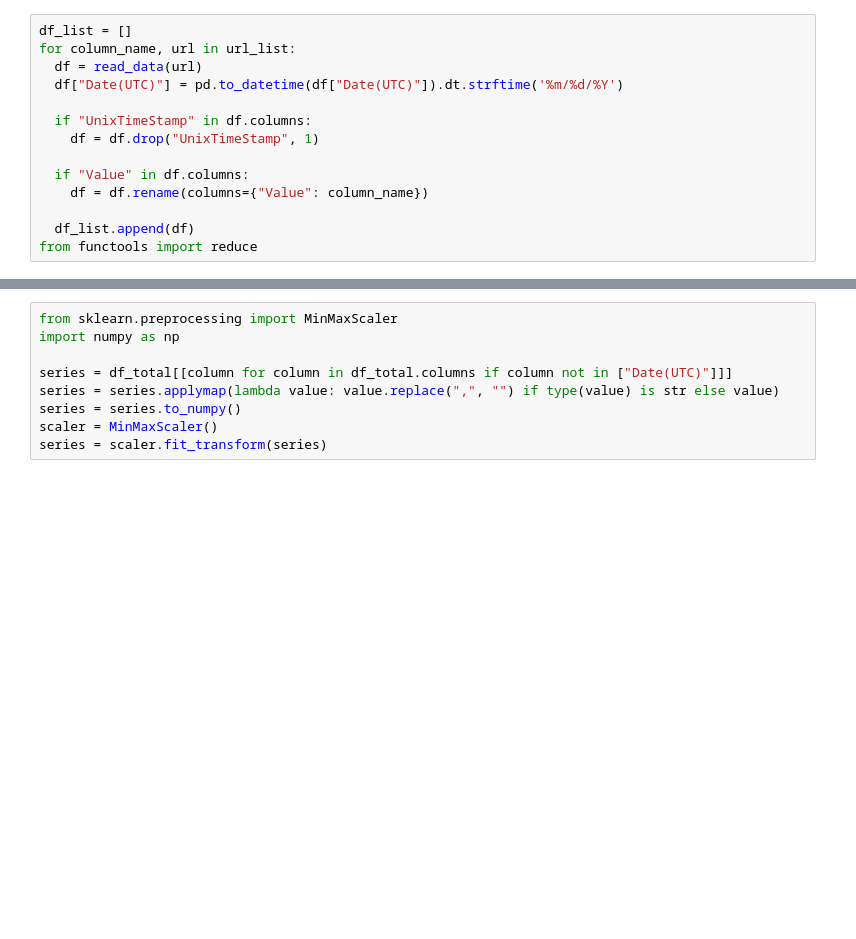
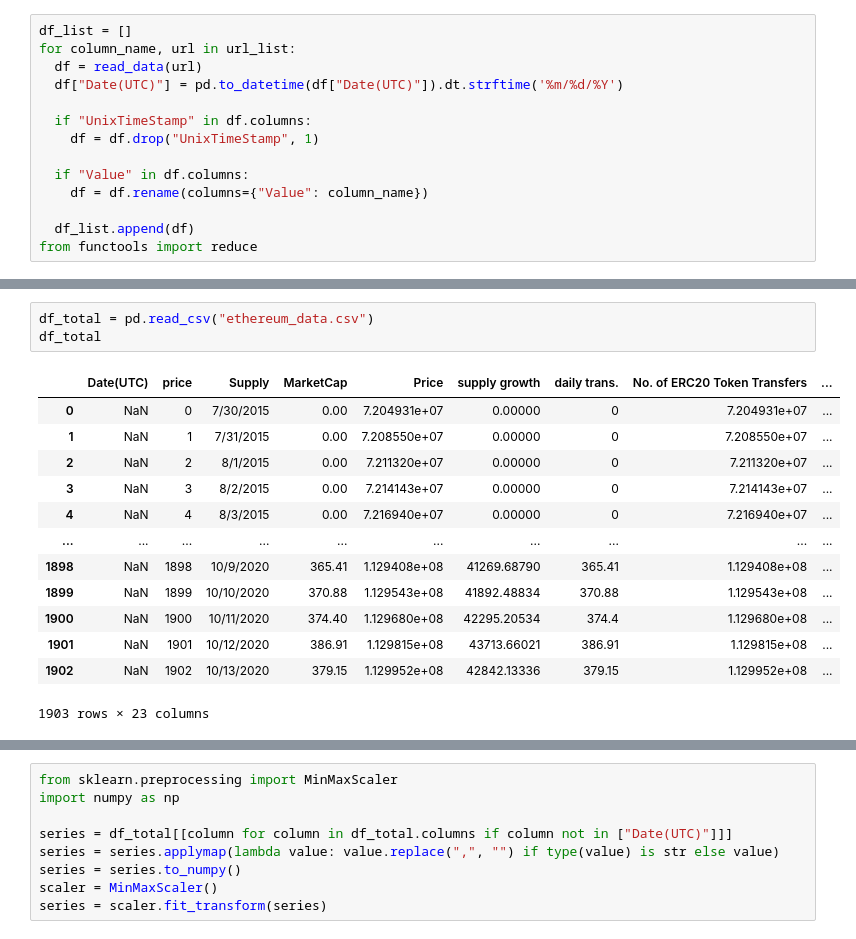
Before and after one commit to jcsargis00/NFT-Research, a Jupyter notebook: Machine Learning - Ethereum Price Predictor/Ethereum Price Predictor Using Machine Learning.ipynb, the cells around one changed output, grey strips where cells are left out. Saved outputs shown, nothing was run; the diff lists cells and outputs as text; blank space fills up the shorter version.

```diff
--- a/Machine Learning - Ethereum Price Predictor/Ethereum Price Predictor Using Machine Learning.ipynb
+++ b/Machine Learning - Ethereum Price Predictor/Ethereum Price Predictor Using Machine Learning.ipynb
@@ -106,0 +107,17 @@ memory usage: 429.2+ KB
+# %%
+df_total = pd.read_csv("ethereum_data.csv")
+df_total
+# %% [output]
+|  | Date(UTC) | price | Supply | MarketCap | Price | supply growth | daily trans. | No. of ERC20 Token Transfers | ... |
+| 0 | NaN | 0 | 7/30/2015 | 0.00 | 7.204931e+07 | 0.00000 | 0 | 7.204931e+07 | ... |
+| 1 | NaN | 1 | 7/31/2015 | 0.00 | 7.208550e+07 | 0.00000 | 0 | 7.208550e+07 | ... |
+| 2 | NaN | 2 | 8/1/2015 | 0.00 | 7.211320e+07 | 0.00000 | 0 | 7.211320e+07 | ... |
+| 3 | NaN | 3 | 8/2/2015 | 0.00 | 7.214143e+07 | 0.00000 | 0 | 7.214143e+07 | ... |
+| 4 | NaN | 4 | 8/3/2015 | 0.00 | 7.216940e+07 | 0.00000 | 0 | 7.216940e+07 | ... |
+| ... | ... | ... | ... | ... | ... | ... | ... | ... | ... |
+| 1898 | NaN | 1898 | 10/9/2020 | 365.41 | 1.129408e+08 | 41269.68790 | 365.41 | 1.129408e+08 | ... |
+| 1899 | NaN | 1899 | 10/10/2020 | 370.88 | 1.129543e+08 | 41892.48834 | 370.88 | 1.129543e+08 | ... |
+| 1900 | NaN | 1900 | 10/11/2020 | 374.40 | 1.129680e+08 | 42295.20534 | 374.4 | 1.129680e+08 | ... |
+| 1901 | NaN | 1901 | 10/12/2020 | 386.91 | 1.129815e+08 | 43713.66021 | 386.91 | 1.129815e+08 | ... |
+| 1902 | NaN | 1902 | 10/13/2020 | 379.15 | 1.129952e+08 | 42842.13336 | 379.15 | 1.129952e+08 | ... |
+1903 rows × 23 columns
```
Also changed, not shown: parts of 12 cells of this notebook, 11 other files.
